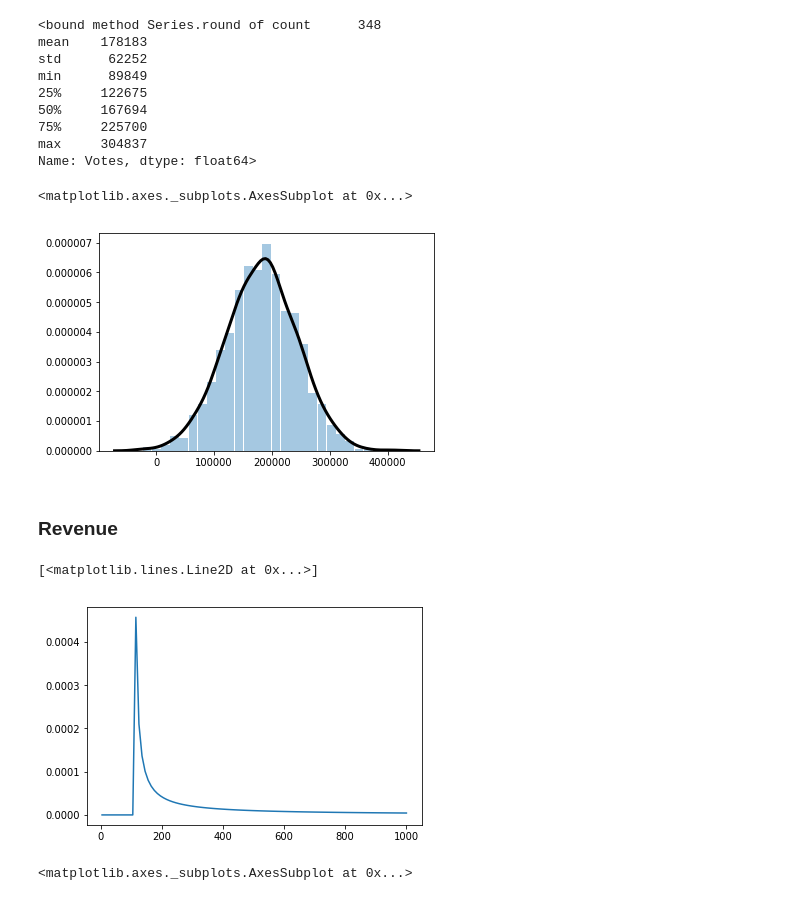
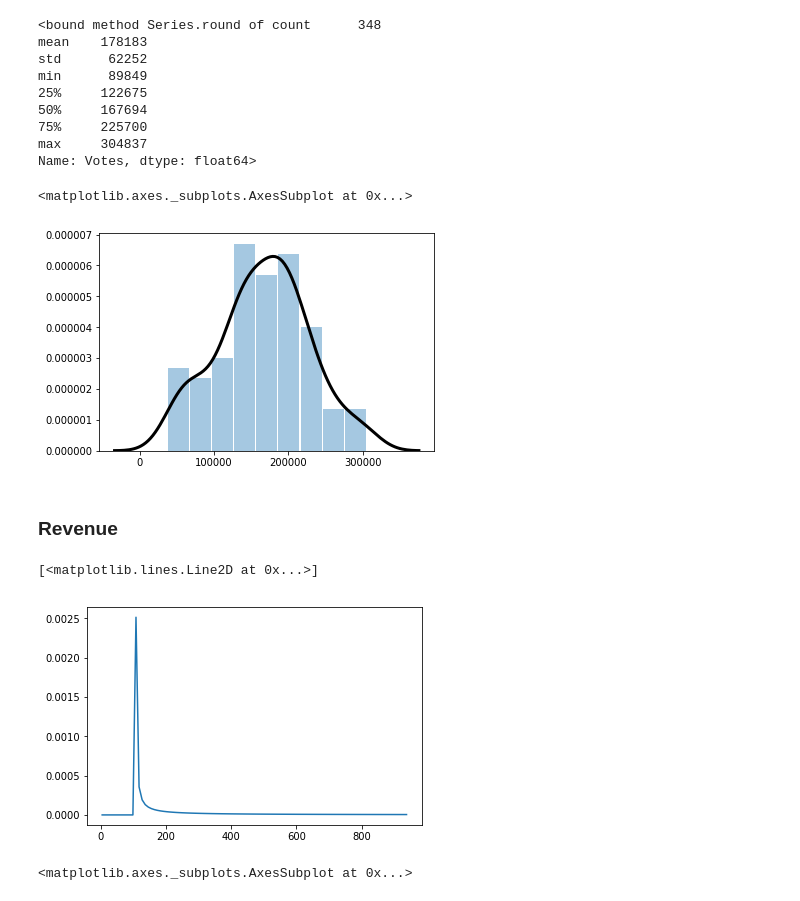
Before and after one commit to donalcarr/DC_Real-World-Simulation, a Jupyter notebook: Project 2018 - Simulation Movies.ipynb, the cells around one changed output. Drawn from its saved outputs; the diff is of its cells as text; code cells hidden in the pictures.

```diff
--- a/Project 2018 - Simulation Movies.ipynb
+++ b/Project 2018 - Simulation Movies.ipynb
@@ -152,11 +152,11 @@ min      89849
 max     304837
 Name: Votes, dtype: float64>
 # %%
-v = np.random.normal(178183,62252, 1000)
+v = np.random.normal(178183,62252, 100)
 sns.distplot(v,hist_kws={"rwidth" :.95},kde_kws={"color": "k", "lw": 3,})
 # %% [output]
 <matplotlib.axes._subplots.AxesSubplot at 0x...>
-[figure, old version]
+[figure, new version]
 # %% [markdown]
 ### Revenue
 # %%
@@ -165,11 +165,11 @@ mean = 107
 dist=lognorm([stddev],loc=mean)
 
 import pylab as pl
-x=np.linspace(5,1000,100)
-pl.plot(x,dist.pdf(x))
+revr=np.linspace(5,937,100)
+pl.plot(revr,dist.pdf(x))
 # %% [output]
 [<matplotlib.lines.Line2D at 0x...>]
-[figure, old version]
+[figure, new version]
 # %%
 sns.boxplot(y="Revenue_Millions", data=moviedf,color="skyblue")
 # %% [output]
```
Also changed, not shown: parts of 18 cells of this notebook.
